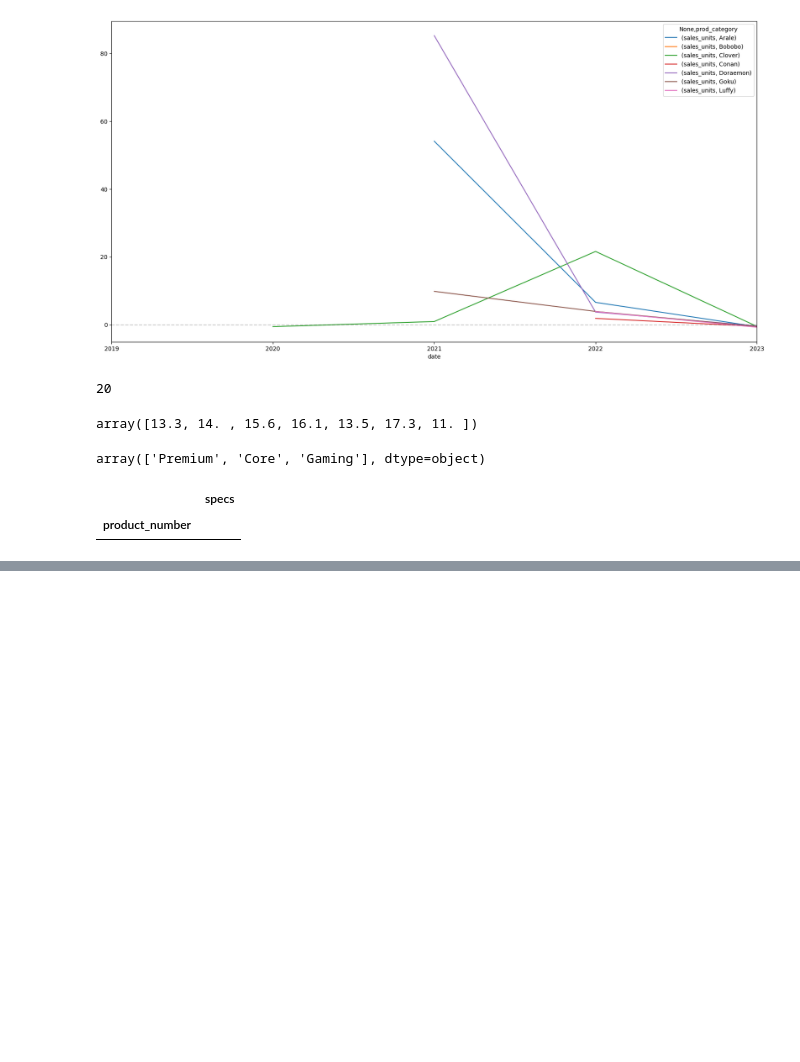
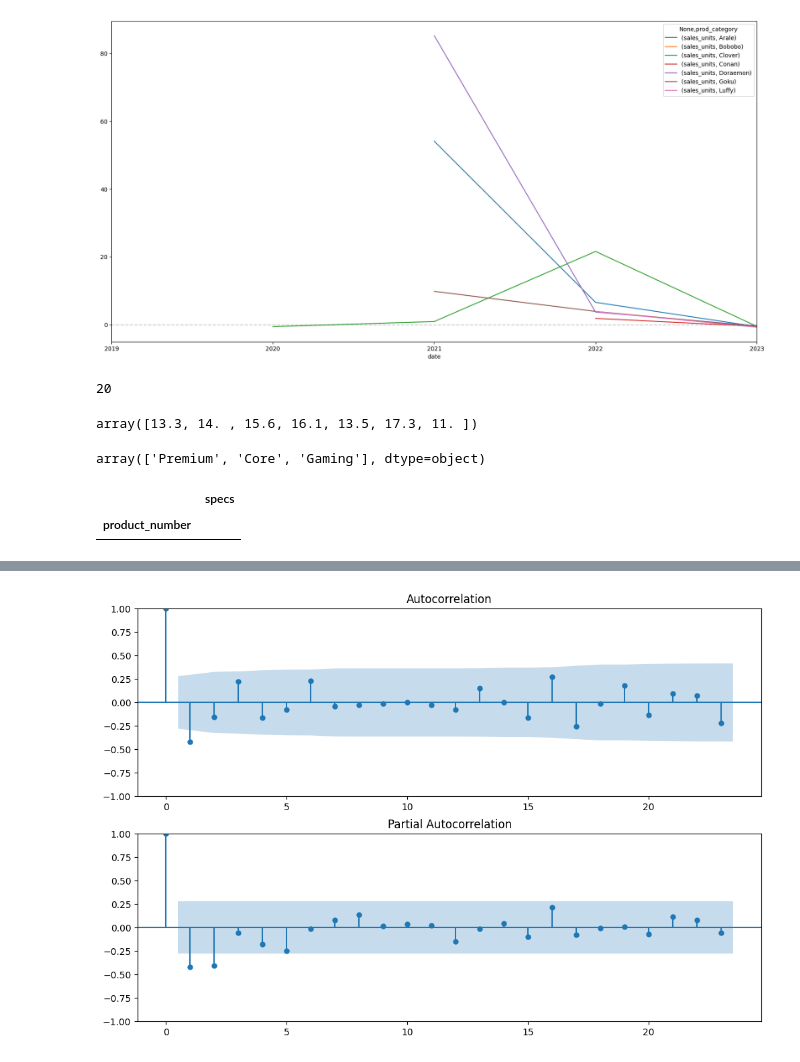
Before and after one commit to josalhor/hp-stock, a Jupyter notebook: pred.ipynb, the cells around one changed output, grey strips where cells are left out. Drawn from its saved outputs; the diff is of its cells as text; code cells hidden in the pictures; blank space fills up the shorter version.

```diff
--- a/pred.ipynb
+++ b/pred.ipynb
@@ -527,0 +596,12 @@ plot_predictions_by_product_random(predictions_by_product)
+# %%
+from statsmodels.graphics.tsaplots import plot_acf, plot_pacf
+
+LOOKBACK = 13
+
+fig = plt.figure(figsize=(12,8))
+ax1 = fig.add_subplot(211)
+fig = plot_acf(timeseries.iloc[LOOKBACK:], lags=23, ax=ax1)
+ax2 = fig.add_subplot(212)
+fig = plot_pacf(timeseries.iloc[LOOKBACK:], lags=23, ax=ax2)
+# %% [output]
+[figure, added]
```
Also changed, not shown: parts of 6 cells of this notebook.
